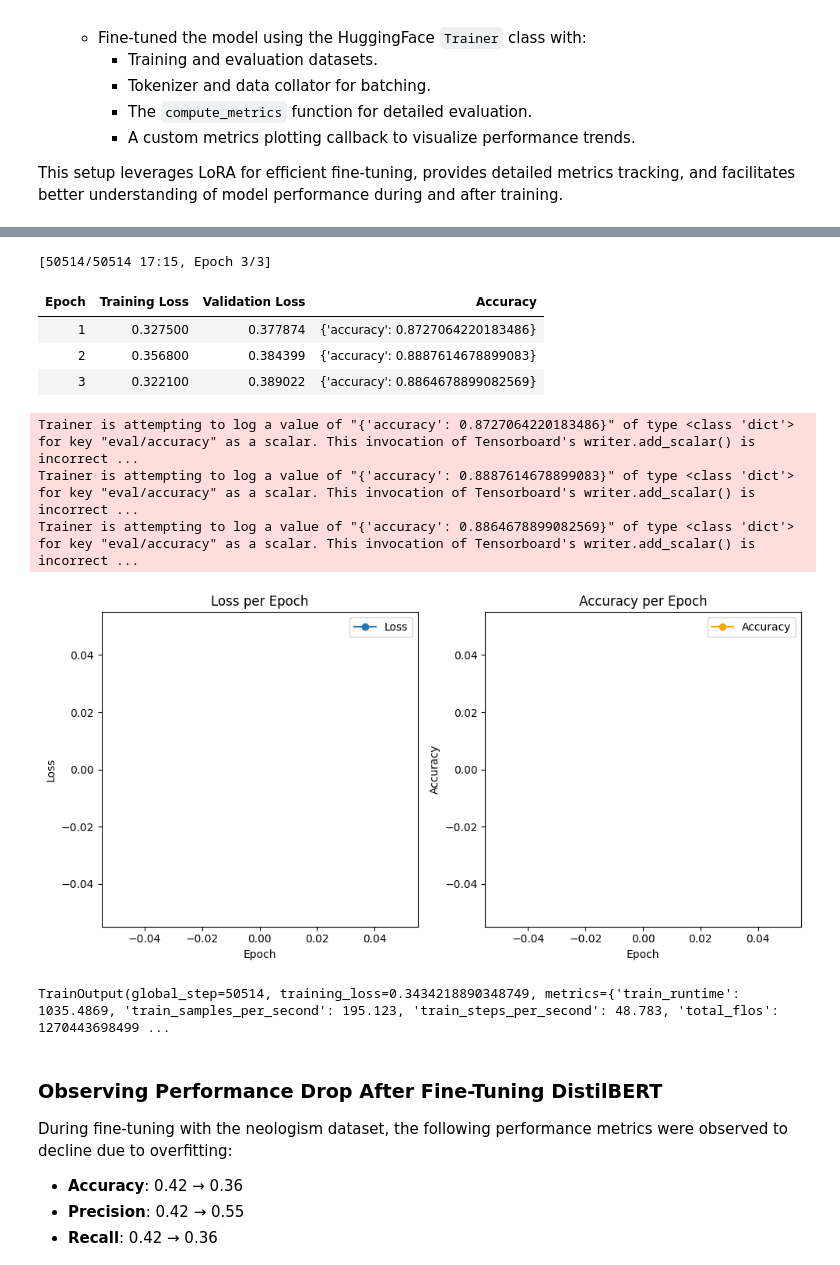
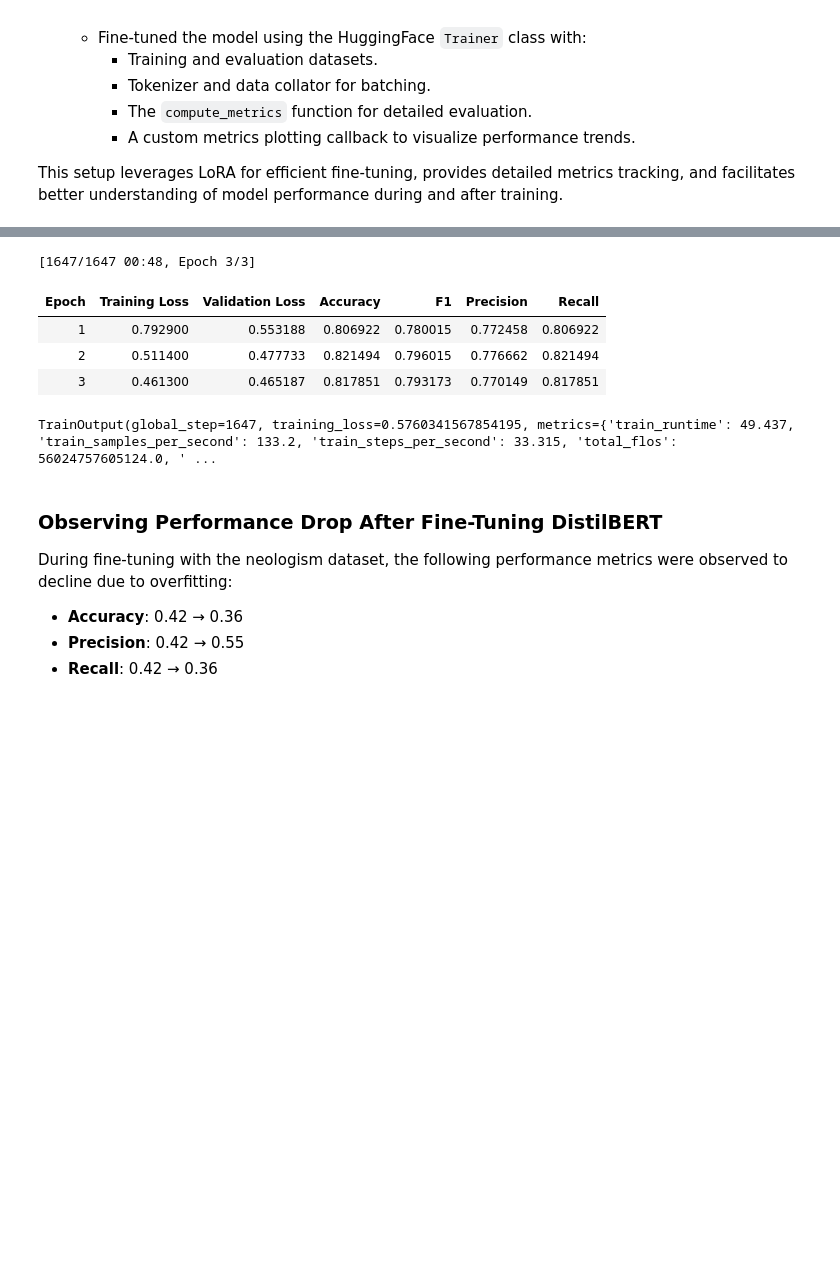
Before and after one commit to infinite-void/llm-ensemble-for-neologism, a Jupyter notebook: DistilBERT_Fine_Tuning_For_Neologism.ipynb, the cells around one changed output, grey strips where cells are left out. Saved outputs shown, nothing was run; the diff lists cells and outputs as text; code cells hidden in the pictures; blank space fills up the shorter version.

```diff
--- a/DistilBERT_Fine_Tuning_For_Neologism.ipynb
+++ b/DistilBERT_Fine_Tuning_For_Neologism.ipynb
@@ -262,6 +265,7 @@ def tokenize_function(examples):
         truncation=True,
         max_length=512
     )
+    tokenized_inputs["labels"] = [label for label in examples["label_n"]]
 
     return tokenized_inputs
 
@@ -330,44 +337,39 @@ from transformers import TrainerCallback
 class MetricsPlotCallback(TrainerCallback):
     def __init__(self):
         self.epoch_loss = []
         self.epoch_accuracy = []
 
     def on_epoch_end(self, args, state, control, logs=None, **kwargs):
         if logs is not None:
             self.epoch_loss.append(logs.get("loss"))
             self.epoch_accuracy.append(logs.get("eval_accuracy"))
 
     def on_train_end(self, args, state, control, **kwargs):
         # Plot metrics at the end of training
         epochs = range(1, len(self.epoch_loss) + 1)
 
 # Add the callback to the trainer
 metrics_callback = MetricsPlotCallback()
 
 trainer = Trainer(
     model=model,
     args=training_args,
     train_dataset=tokenized_dataset["train"],
     eval_dataset=tokenized_dataset["validation"],
     tokenizer=tokenizer,
     data_collator=data_collator,
     compute_metrics=compute_metrics,
-    callbacks=[metrics_callback]  # Add the callback here
 )
 
 # Train the model
 trainer.train()
 # %% [output]
-[50514/50514 17:15, Epoch 3/3]
+[1647/1647 00:48, Epoch 3/3]
-| Epoch | Training Loss | Validation Loss | Accuracy |
-| 1 | 0.327500 | 0.377874 | {'accuracy': 0.8727064220183486} |
-| 2 | 0.356800 | 0.384399 | {'accuracy': 0.8887614678899083} |
-| 3 | 0.322100 | 0.389022 | {'accuracy': 0.8864678899082569} |
+| Epoch | Training Loss | Validation Loss | Accuracy | F1 | Precision | Recall |
+| 1 | 0.792900 | 0.553188 | 0.806922 | 0.780015 | 0.772458 | 0.806922 |
+| 2 | 0.511400 | 0.477733 | 0.821494 | 0.796015 | 0.776662 | 0.821494 |
+| 3 | 0.461300 | 0.465187 | 0.817851 | 0.793173 | 0.770149 | 0.817851 |
-Trainer is attempting to log a value of "{'accuracy': 0.8727064220183486}" of type <class 'dict'> for key "eval/accuracy" as a scalar. This invocation of Tensorboard's writer.add_scalar() is incorrect ...
-Trainer is attempting to log a value of "{'accuracy': 0.8887614678899083}" of type <class 'dict'> for key "eval/accuracy" as a scalar. This invocation of Tensorboard's writer.add_scalar() is incorrect ...
-Trainer is attempting to log a value of "{'accuracy': 0.8864678899082569}" of type <class 'dict'> for key "eval/accuracy" as a scalar. This invocation of Tensorboard's writer.add_scalar() is incorrect ...
+TrainOutput(global_step=1647, training_loss=0.5760341567854195, metrics={'train_runtime': 49.437, 'train_samples_per_second': 133.2, 'train_steps_per_second': 33.315, 'total_flos': 56024757605124.0, ' ...
-[figure, removed]
-TrainOutput(global_step=50514, training_loss=0.3434218890348749, metrics={'train_runtime': 1035.4869, 'train_samples_per_second': 195.123, 'train_steps_per_second': 48.783, 'total_flos': 1270443698499 ...
 # %% [markdown]
 
 
```
Also changed, not shown: parts of 15 cells of this notebook, 3 other files.
